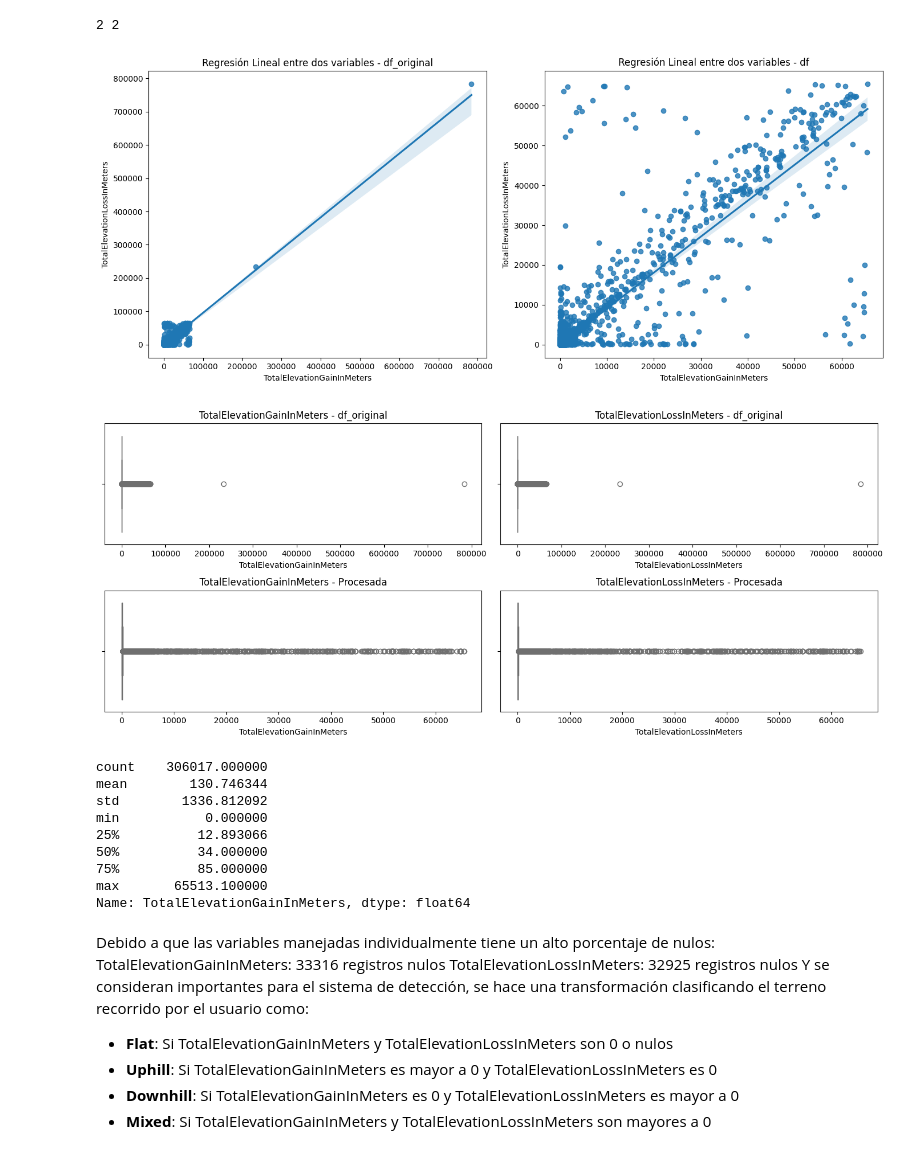
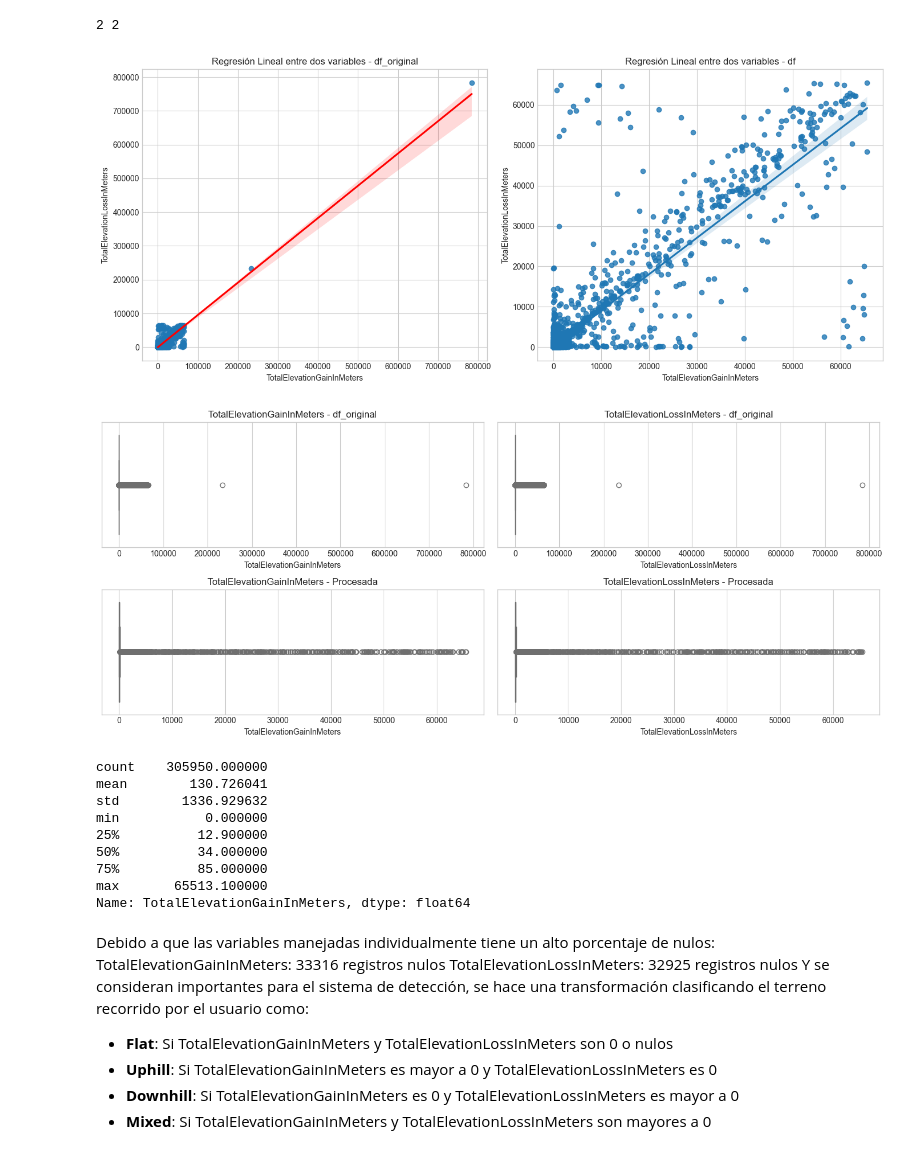
Before and after one commit to lauraich/running_anomalies_detection_data_analysis, a Jupyter notebook: Proyecto_final_analisis_de_datos_I.ipynb, the cells around one changed output. Saved outputs shown, nothing was run; the diff lists cells and outputs as text; code cells hidden in the pictures.

```diff
--- a/Proyecto_final_analisis_de_datos_I.ipynb
+++ b/Proyecto_final_analisis_de_datos_I.ipynb
@@ -6,4 +6,6 @@ import seaborn as sns
 import matplotlib.pyplot as plt
 import numpy as np
 from sklearn.impute import KNNImputer
+
+plt.style.use('seaborn-v0_8-whitegrid')
 # %% [markdown]
@@ -237,7 +404,7 @@ Se mantendrá una copia de df para mantener la información original y poder hac
 # Eliminar Warnings porque puede presentarse data leakage
 df = df.drop('Warnings', axis=1)
 
-# Eliminar UserId porque el ID de un usuario no representa infromación relevante para el análisis
+# Eliminar UserId porque el ID de un usuario no representa información relevante para el análisis
 df = df.drop('UserId', axis=1)
 
 # Eliminar Name representa el nombre de la actividad, pero no es relevante para el análisis
@@ -264,6 +431,7 @@ df = df.drop('StartTimeUtc', axis=1)
 df = df.drop('CreationTime', axis=1)
 
 # Eliminar la variable SourceType debido a que el 91.7% datos corresponden al mismo valor
-df = df.drop('SourceType', axis=1)
+#df = df.drop('SourceType', axis=1)
 
 # TODO: ¿Eliminar sourceName?
+df = df.drop('SourceName', axis=1)
@@ -364 +633,3 @@ plt.show()
+# %%
+df = df[(df["AverageSpeedInMetersPerSecond"] > 0)]
 # %% [markdown]
@@ -371,4 +645,4 @@ len(df[(df['AverageSpeedInMetersPerSecond'] >= 19)])
 # %%
-df = df[(df["AverageSpeedInMetersPerSecond"] < 19)]
+df = df[(df["AverageSpeedInMetersPerSecond"] <= 10.44)]
 df['AverageSpeedInMetersPerSecond'].describe()
 # %% [output]
@@ -408,16 +733,16 @@ df = df[(df["TotalElevationLossInMeters"] < 100000)]
 # %%
 # Se analizará TotalElevationGainInMeters y TotalElevationLossInMeters debido a que presentan una correlación muy alta
 
 fig, axes = plt.subplots(1, 2, figsize=(14, 6))
-sns.regplot(x=df_original["TotalElevationGainInMeters"], y=df_original["TotalElevationLossInMeters"], ax=axes[0])
+sns.regplot(x=df_original["TotalElevationGainInMeters"], y=df_original["TotalElevationLossInMeters"], ax=axes[0], line_kws={'color':'red'})
 axes[0].set_title('Regresión Lineal entre dos variables - df_original')
 
 sns.regplot(x=df["TotalElevationGainInMeters"], y=df["TotalElevationLossInMeters"], ax=axes[1])
 axes[1].set_title('Regresión Lineal entre dos variables - df')
 plt.tight_layout()
 plt.show()
 # %% [output]
-[figure, old version]
+[figure, new version]
 # %%
 fig, axes = plt.subplots(2, 2, figsize=(14, 6))
 sns.boxplot(data=df_original, x='TotalElevationGainInMeters', color='skyblue', ax=axes[0, 0])
@@ -435,15 +760,15 @@ axes[1, 1].set_title('TotalElevationLossInMeters - Procesada')
 plt.tight_layout()
 plt.show()
 # %% [output]
-[figure, old version]
+[figure, new version]
 # %%
 df['TotalElevationGainInMeters'].describe()
 # %% [output]
-count    306017.000000
-mean        130.746344
-std        1336.812092
+count    305950.000000
+mean        130.726041
+std        1336.929632
 min           0.000000
-25%          12.893066
+25%          12.900000
 50%          34.000000
 75%          85.000000
 max       65513.100000
```
Also changed, not shown: parts of 90 cells of this notebook.
